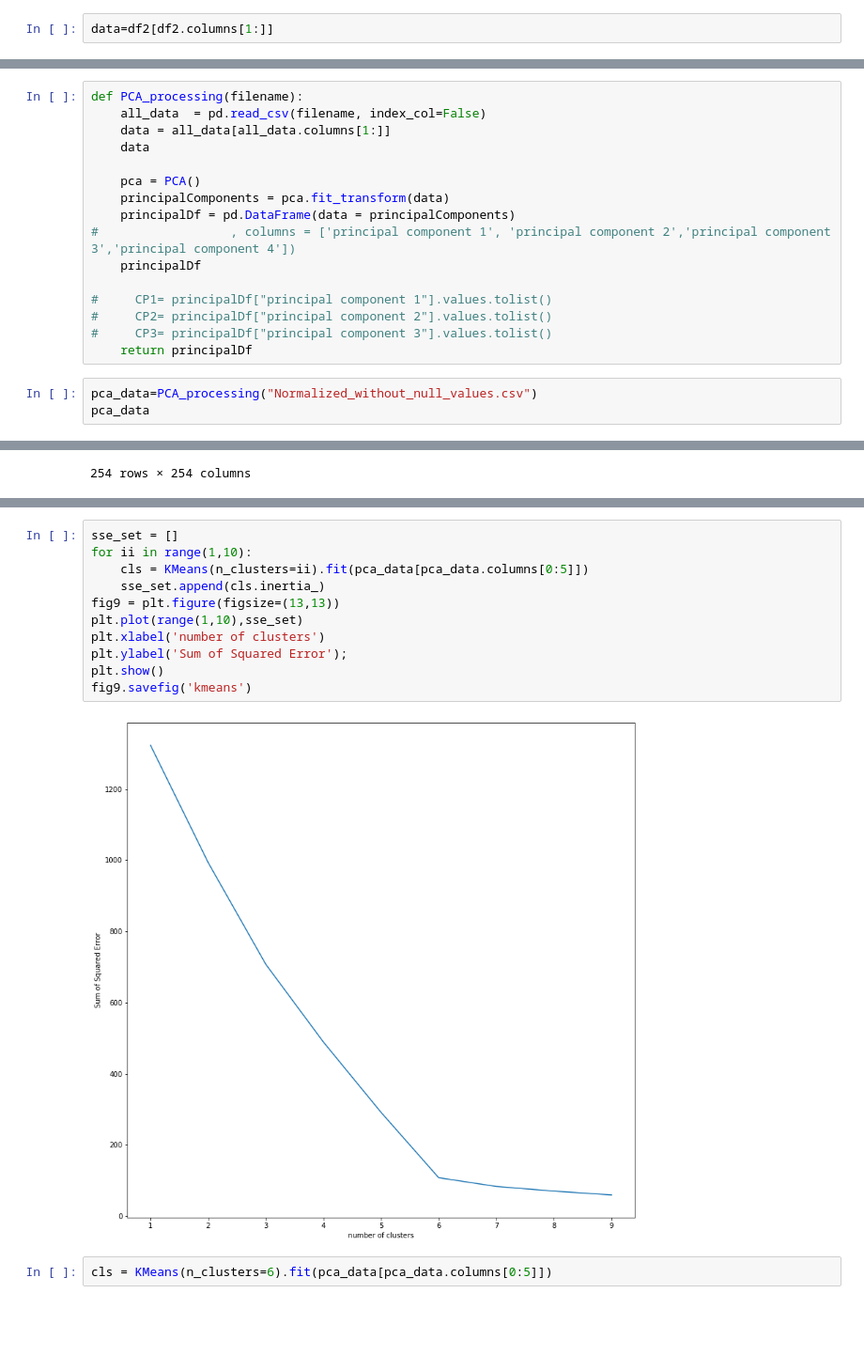
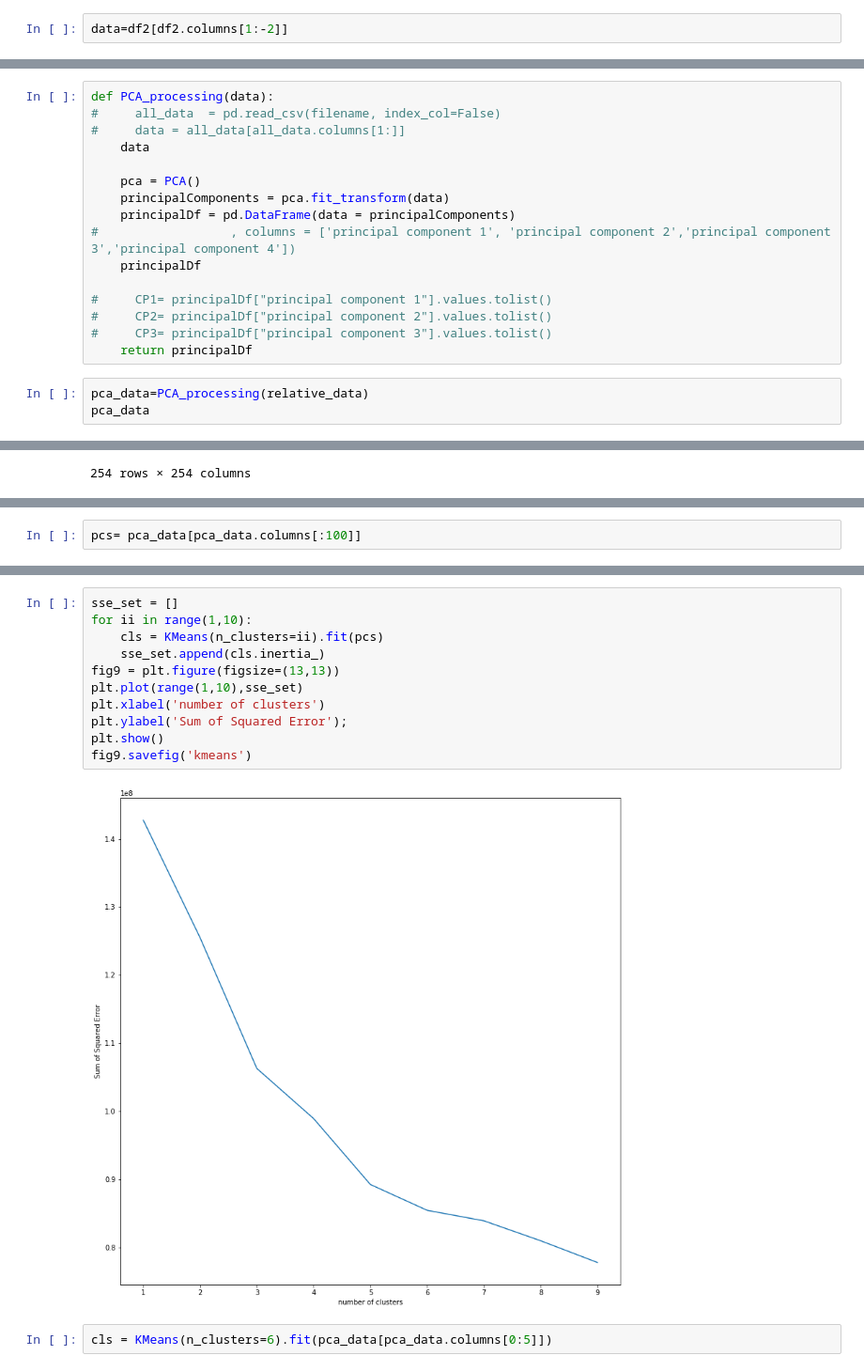
Before and after one commit to USFOneHealthCodeathon2020/Team6_LimSharma, a Jupyter notebook: Internal_Microbime_Analyses.ipynb, the cells around one changed output, grey strips where cells are left out. Shown at 94% size. Saved outputs shown, nothing was run; the diff lists cells and outputs as text; blank space fills up the shorter version.

```diff
--- a/Internal_Microbime_Analyses.ipynb
+++ b/Internal_Microbime_Analyses.ipynb
@@ -69,4 +99,4 @@ df2=pd.read_csv('Transposed_OTU.csv', index_col =False)
 # %%
 df2=df2.drop(columns=df2.columns[0])
 # %%
-data=df2[df2.columns[1:]]
+data=df2[df2.columns[1:-2]]
@@ -199,7 +282,7 @@ KeyboardInterrupt:
 # %%
-def PCA_processing(filename):
-    all_data  = pd.read_csv(filename, index_col=False)
-    data = all_data[all_data.columns[1:]]
+def PCA_processing(data):
+#     all_data  = pd.read_csv(filename, index_col=False)
+#     data = all_data[all_data.columns[1:]]
     data
 
     pca = PCA()
@@ -213,7 +296,7 @@ def PCA_processing(filename):
 #     CP3= principalDf["principal component 3"].values.tolist()
     return principalDf
 # %%
-pca_data=PCA_processing("Normalized_without_null_values.csv")
+pca_data=PCA_processing(relative_data)
 pca_data
 # %% [output]
 |  | 0 | 1 | 2 | 3 | 4 | 5 | 6 | 7 | 8 | 9 | ... | ... |
@@ -270 +379,3 @@ fig2.savefig('bic.png')
+# %%
+pcs= pca_data[pca_data.columns[:100]]
 # %%
@@ -273,16 +384,16 @@ labels=models.predict(sqrt_data)
 # %%
 sse_set = []
 for ii in range(1,10):
-    cls = KMeans(n_clusters=ii).fit(pca_data[pca_data.columns[0:5]])
+    cls = KMeans(n_clusters=ii).fit(pcs)
     sse_set.append(cls.inertia_)
 fig9 = plt.figure(figsize=(13,13))
 plt.plot(range(1,10),sse_set)
 plt.xlabel('number of clusters')
 plt.ylabel('Sum of Squared Error');
 plt.show()
 fig9.savefig('kmeans')
 # %% [output]
-[figure, old version]
+[figure, new version]
 # %%
 cls = KMeans(n_clusters=6).fit(pca_data[pca_data.columns[0:5]])
 # %%
```
Also changed, not shown: parts of 52 cells of this notebook, 16 other files.
